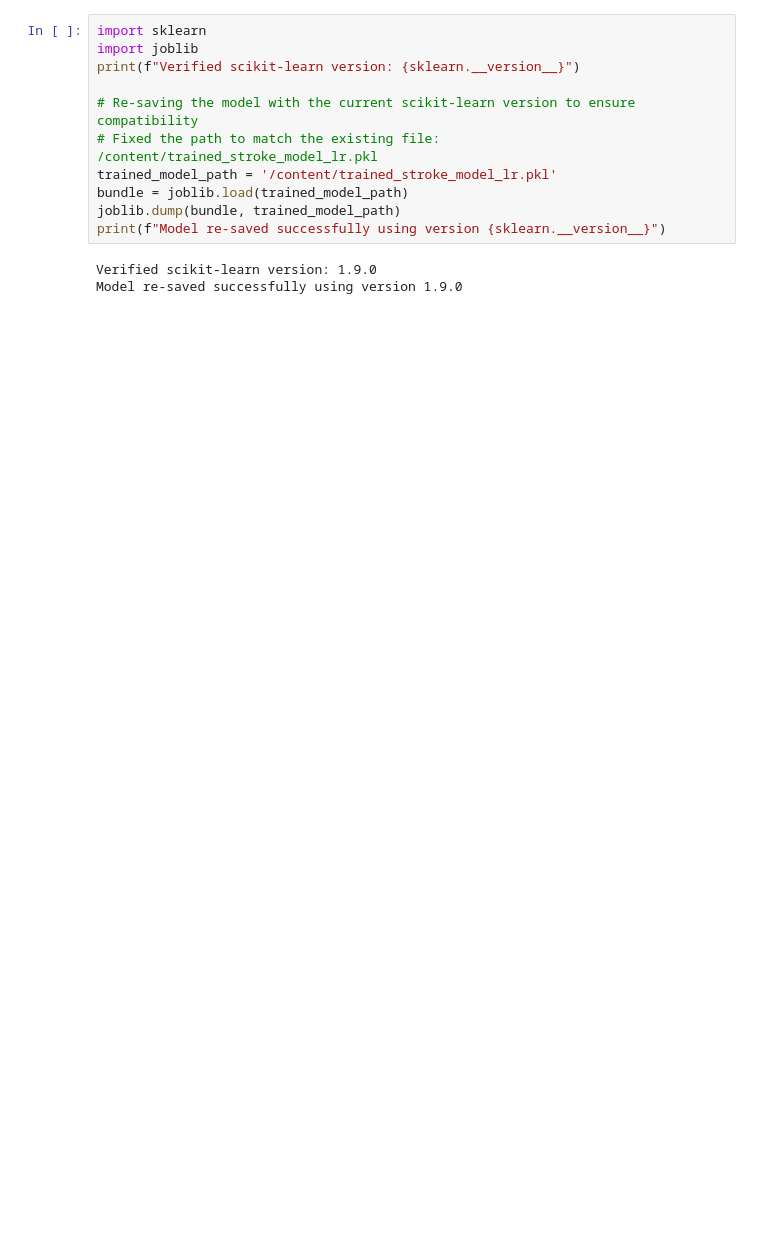
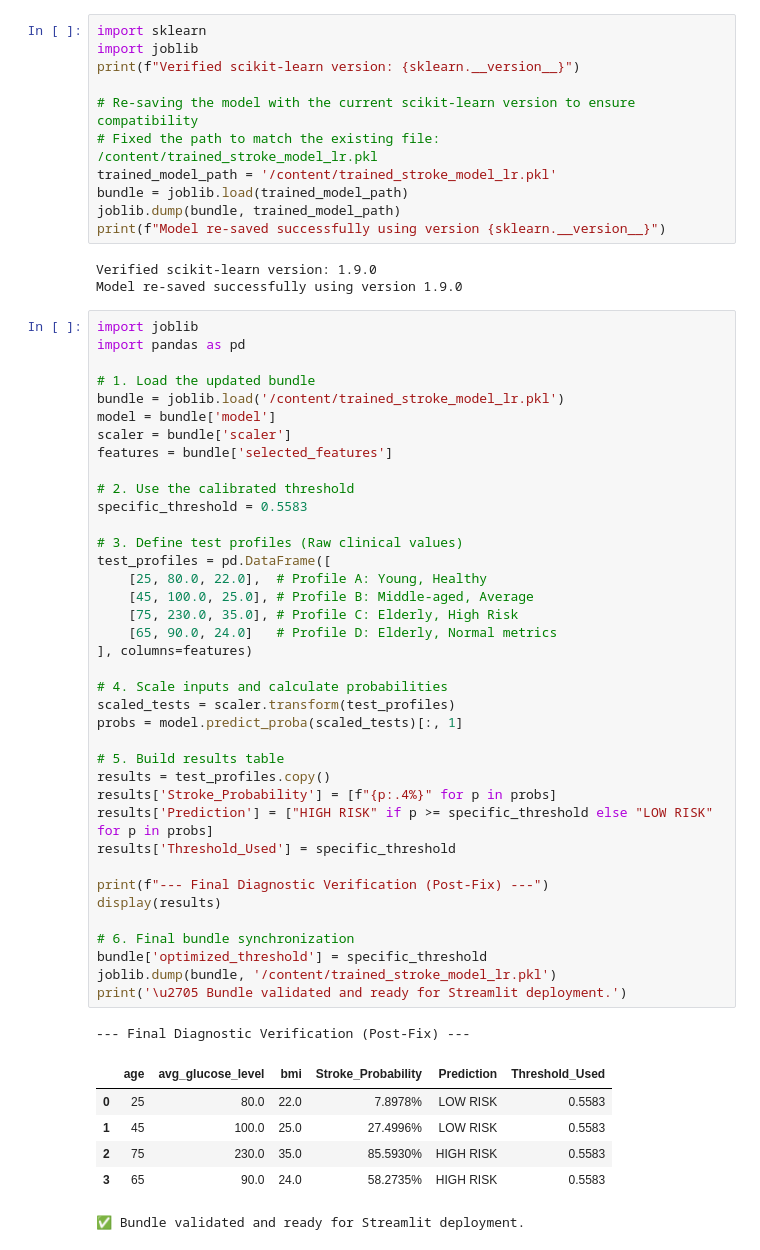
Before and after one commit to mkhairiyusof8712-hash/Stroke-Prediction-Apps, a Jupyter notebook: GROUP_PROJECT_G3_WQD7003_(ky_copy).ipynb, the cells around one changed output. Cells and saved outputs as stored; diff of their text form; blank space fills up the shorter version.

```diff
--- a/GROUP_PROJECT_G3_WQD7003_(ky_copy).ipynb
+++ b/GROUP_PROJECT_G3_WQD7003_(ky_copy).ipynb
@@ -2948,3 +2891,49 @@ print(f"Model re-saved successfully using version {sklearn.__version__}")
 # %% [output]
 Verified scikit-learn version: 1.9.0
 Model re-saved successfully using version 1.9.0
+# %%
+import joblib
+import pandas as pd
+
+# 1. Load the updated bundle
+bundle = joblib.load('/content/trained_stroke_model_lr.pkl')
+model = bundle['model']
+scaler = bundle['scaler']
+features = bundle['selected_features']
+
+# 2. Use the calibrated threshold
+specific_threshold = 0.5583
+
+# 3. Define test profiles (Raw clinical values)
+test_profiles = pd.DataFrame([
+    [25, 80.0, 22.0],  # Profile A: Young, Healthy
+    [45, 100.0, 25.0], # Profile B: Middle-aged, Average
+    [75, 230.0, 35.0], # Profile C: Elderly, High Risk
+    [65, 90.0, 24.0]   # Profile D: Elderly, Normal metrics
+], columns=features)
+
+# 4. Scale inputs and calculate probabilities
+scaled_tests = scaler.transform(test_profiles)
+probs = model.predict_proba(scaled_tests)[:, 1]
+
+# 5. Build results table
+results = test_profiles.copy()
+results['Stroke_Probability'] = [f"{p:.4%}" for p in probs]
+results['Prediction'] = ["HIGH RISK" if p >= specific_threshold else "LOW RISK" for p in probs]
+results['Threshold_Used'] = specific_threshold
+
+print(f"--- Final Diagnostic Verification (Post-Fix) ---")
+display(results)
+
+# 6. Final bundle synchronization
+bundle['optimized_threshold'] = specific_threshold
+joblib.dump(bundle, '/content/trained_stroke_model_lr.pkl')
+print('\u2705 Bundle validated and ready for Streamlit deployment.')
+# %% [output]
+--- Final Diagnostic Verification (Post-Fix) ---
+|  | age | avg_glucose_level | bmi | Stroke_Probability | Prediction | Threshold_Used |
+| 0 | 25 | 80.0 | 22.0 | 7.8978% | LOW RISK | 0.5583 |
+| 1 | 45 | 100.0 | 25.0 | 27.4996% | LOW RISK | 0.5583 |
+| 2 | 75 | 230.0 | 35.0 | 85.5930% | HIGH RISK | 0.5583 |
+| 3 | 65 | 90.0 | 24.0 | 58.2735% | HIGH RISK | 0.5583 |
+✅ Bundle validated and ready for Streamlit deployment.
```
Also changed, not shown: parts of 10 cells of this notebook.
